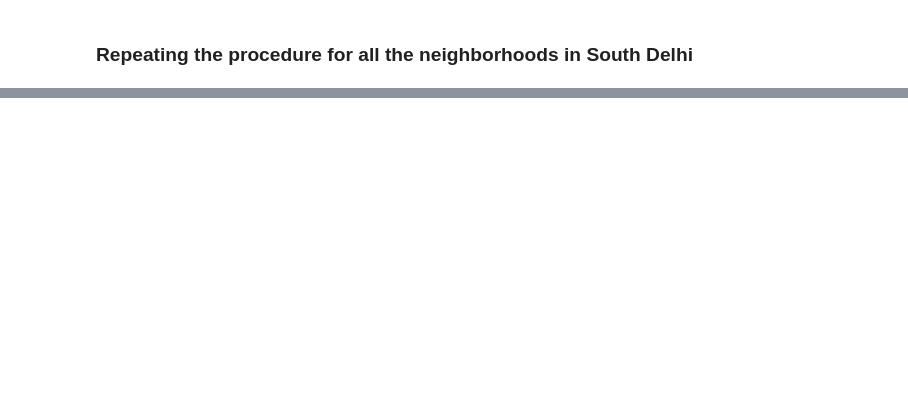
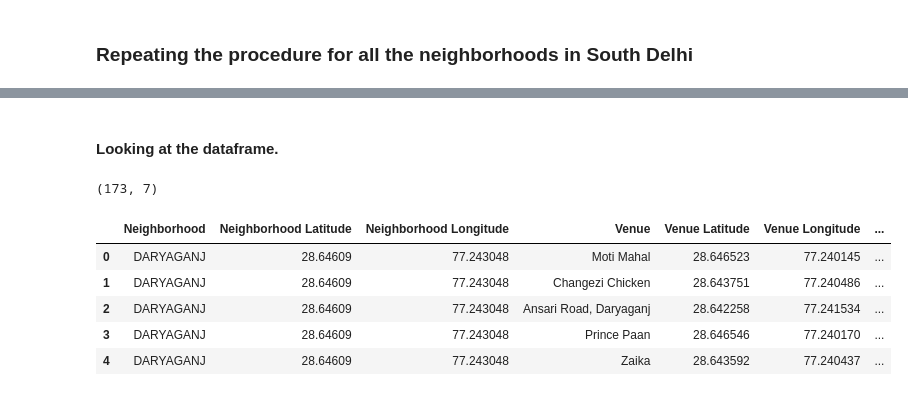
Before and after one commit to SamarthKodesia/machine_learning_capstone, a Jupyter notebook: Neighbourhood_analysis_delhi .ipynb, the cells around one changed output, grey strips where cells are left out. Saved outputs shown, nothing was run; the diff lists cells and outputs as text; code cells hidden in the pictures; blank space fills up the shorter version.

```diff
--- a/Neighbourhood_analysis_delhi .ipynb
+++ b/Neighbourhood_analysis_delhi .ipynb
@@ -404,2 +391,13 @@ Badarpur
-# %% [markdown]
-###
+# %% [markdown]
+#### Looking at the dataframe.
+# %%
+print(south_delhi_venues.shape)
+south_delhi_venues.head()
+# %% [output]
+(173, 7)
+|  | Neighborhood | Neighborhood Latitude | Neighborhood Longitude | Venue | Venue Latitude | Venue Longitude | ... |
+| 0 | DARYAGANJ | 28.64609 | 77.243048 | Moti Mahal | 28.646523 | 77.240145 | ... |
+| 1 | DARYAGANJ | 28.64609 | 77.243048 | Changezi Chicken | 28.643751 | 77.240486 | ... |
+| 2 | DARYAGANJ | 28.64609 | 77.243048 | Ansari Road, Daryaganj | 28.642258 | 77.241534 | ... |
+| 3 | DARYAGANJ | 28.64609 | 77.243048 | Prince Paan | 28.646546 | 77.240170 | ... |
+| 4 | DARYAGANJ | 28.64609 | 77.243048 | Zaika | 28.643592 | 77.240437 | ... |
```
Also changed, not shown: parts of 37 cells of this notebook.
